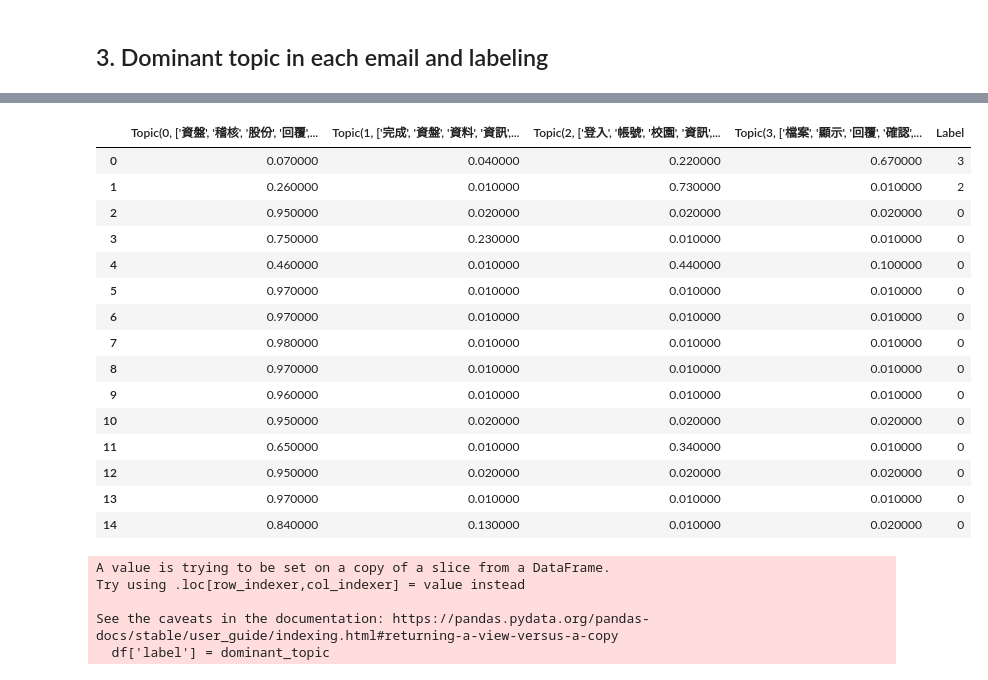
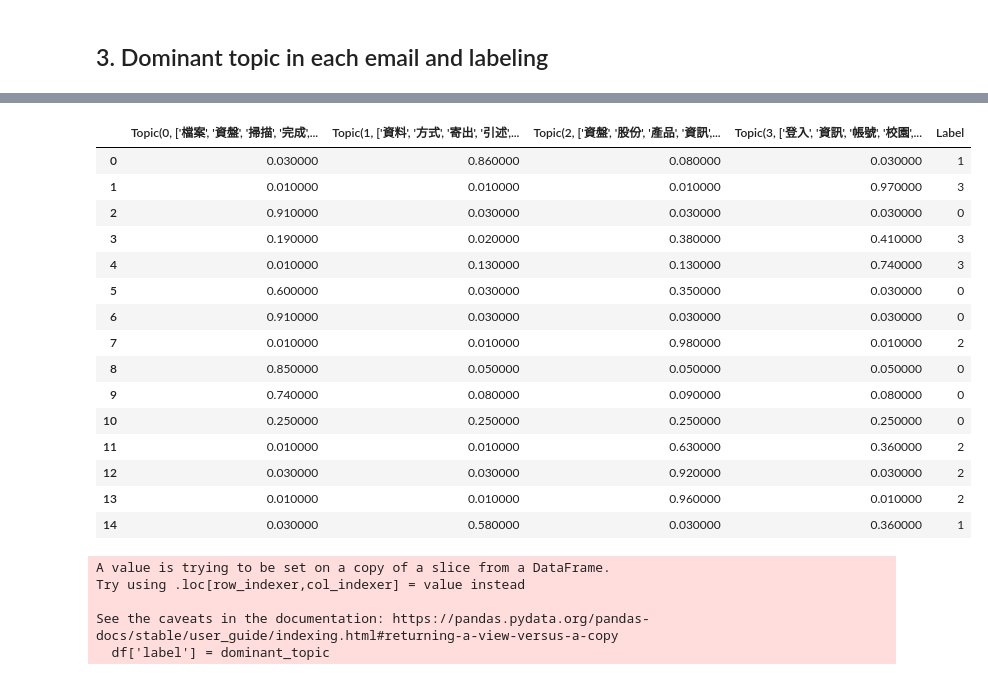
Before and after one commit to wallrue/Big-data_Final-project, a Jupyter notebook: topic_modeling/Final_version/LDA_sklearn.ipynb, the cells around one changed output, grey strips where cells are left out. Drawn from its saved outputs; the diff is of its cells as text; code cells hidden in the pictures.

```diff
--- a/topic_modeling/Final_version/LDA_sklearn.ipynb
+++ b/topic_modeling/Final_version/LDA_sklearn.ipynb
@@ -301,13 +265,5 @@ lda_model = LatentDirichletAllocation(n_components=3,
 # %%
 # Show top n keywords for each topic
-def show_topics(vectorizer=vectorizer, lda_model=lda_model, n_words=10):
-    keywords = np.array(vectorizer.get_feature_names())
-    topic_keywords = []
-    for topic_weights in lda_model.components_:
-        top_keyword_locs = (-topic_weights).argsort()[:n_words]
-        topic_keywords.append(keywords.take(top_keyword_locs))
-    return topic_keywords
-
-topic_keywords = show_topics(vectorizer=vectorizer, lda_model=lda_model, n_words=10)
+topic_keywords = show_topics(CountVec, lda_model, n_words=10)
 topic_keywords
 # %% [output]
@@ -360,7 +320,7 @@ model = LatentDirichletAllocation(max_iter=10,
 # Try all of the options
 gridsearch = GridSearchCV(model,
                           param_grid=search_params)
-gridsearch.fit(data_vectorized)
+gridsearch.fit(data_vectorized2)
 
 ## Save the best model
 best_lda = gridsearch.best_estimator_
@@ -371,25 +331,14 @@ Best Model's Params:  {'n_components': 4}
 # %% [markdown]
 # 2.4 Run again with best model 'learning_decay': 0.7, 'n_components': 4
 # %%
-vectorizer = CountVectorizer(max_df=0.95, min_df=2, max_features=50000)
-
-data_vectorized = vectorizer.fit_transform(clean_text) # fit input data
 lda_model = LatentDirichletAllocation(n_components=4,
                                       max_iter=10,
                                       learning_method='online',
                                       learning_offset=70.,
                                       learning_decay = .7,
-                                      random_state=0).fit(data_vectorized)
+                                      random_state=0).fit(data_vectorized2)
 # %%
 # Show top n keywords for each topic
-def show_topics(vectorizer=vectorizer, lda_model=lda_model, n_words=10):
-    keywords = np.array(vectorizer.get_feature_names())
-    topic_keywords = []
-    for topic_weights in lda_model.components_:
-        top_keyword_locs = (-topic_weights).argsort()[:n_words]
-        topic_keywords.append(keywords.take(top_keyword_locs))
-    return topic_keywords
-
-topic_keywords = show_topics(vectorizer=vectorizer, lda_model=lda_model, n_words=10)
+topic_keywords = show_topics(vectorizer=CountVec, lda_model=lda_model, n_words=10)
 topic_keywords
 # %% [output]
@@ -449,47 +398,47 @@ for i in topic_keywords:
     topic_list.append(i)
 # %%
 # Create Document - Topic Matrix
-data_vectorized = data_vectorized.toarray()
-doc_topic_matrix = lda_model.fit_transform(data_vectorized)
+data_vectorized = data_vectorized2.toarray()
+doc_topic_matrix = lda_model.fit_transform(data_vectorized2)
 
 topicnames = ["Topic" + str(i) for i in enumerate(topic_list)] #
 # Make the pandas dataframe
 df_document_topic = pd.DataFrame(np.round(doc_topic_matrix, 2), columns=topicnames)
 
 # Get dominant topic for each document
 dominant_topic = np.argmax(df_document_topic.values, axis=1)
 
 df_document_topic['Label'] = dominant_topic
 
 # Styling
 def color_green(val):
     color = 'green' if val > .1 else 'black'
     return 'color: {col}'.format(col=color)
 
 def make_bold(val):
     weight = 700 if val > .1 else 400
     return 'font-weight: {weight}'.format(weight=weight)
 
 # Apply Style
 df_document_topics = df_document_topic.head(15).style.applymap(color_green).applymap(make_bold)
 df_document_topics
 # %% [output]
-|  | Topic(0, ['資盤', '稽核', '股份', '回覆',... | Topic(1, ['完成', '資盤', '資料', '資訊',... | Topic(2, ['登入', '帳號', '校園', '資訊',... | Topic(3, ['檔案', '顯示', '回覆', '確認',... | Label |
-| 0 | 0.070000 | 0.040000 | 0.220000 | 0.670000 | 3 |
-| 1 | 0.260000 | 0.010000 | 0.730000 | 0.010000 | 2 |
-| 2 | 0.950000 | 0.020000 | 0.020000 | 0.020000 | 0 |
-| 3 | 0.750000 | 0.230000 | 0.010000 | 0.010000 | 0 |
-| 4 | 0.460000 | 0.010000 | 0.440000 | 0.100000 | 0 |
-| 5 | 0.970000 | 0.010000 | 0.010000 | 0.010000 | 0 |
-| 6 | 0.970000 | 0.010000 | 0.010000 | 0.010000 | 0 |
-| 7 | 0.980000 | 0.010000 | 0.010000 | 0.010000 | 0 |
-| 8 | 0.970000 | 0.010000 | 0.010000 | 0.010000 | 0 |
-| 9 | 0.960000 | 0.010000 | 0.010000 | 0.010000 | 0 |
-| 10 | 0.950000 | 0.020000 | 0.020000 | 0.020000 | 0 |
-| 11 | 0.650000 | 0.010000 | 0.340000 | 0.010000 | 0 |
-| 12 | 0.950000 | 0.020000 | 0.020000 | 0.020000 | 0 |
-| 13 | 0.970000 | 0.010000 | 0.010000 | 0.010000 | 0 |
-| 14 | 0.840000 | 0.130000 | 0.010000 | 0.020000 | 0 |
+|  | Topic(0, ['檔案', '資盤', '掃描', '完成',... | Topic(1, ['資料', '方式', '寄出', '引述',... | Topic(2, ['資盤', '股份', '產品', '資訊',... | Topic(3, ['登入', '資訊', '帳號', '校園',... | Label |
+| 0 | 0.030000 | 0.860000 | 0.080000 | 0.030000 | 1 |
+| 1 | 0.010000 | 0.010000 | 0.010000 | 0.970000 | 3 |
+| 2 | 0.910000 | 0.030000 | 0.030000 | 0.030000 | 0 |
+| 3 | 0.190000 | 0.020000 | 0.380000 | 0.410000 | 3 |
+| 4 | 0.010000 | 0.130000 | 0.130000 | 0.740000 | 3 |
+| 5 | 0.600000 | 0.030000 | 0.350000 | 0.030000 | 0 |
+| 6 | 0.910000 | 0.030000 | 0.030000 | 0.030000 | 0 |
+| 7 | 0.010000 | 0.010000 | 0.980000 | 0.010000 | 2 |
+| 8 | 0.850000 | 0.050000 | 0.050000 | 0.050000 | 0 |
+| 9 | 0.740000 | 0.080000 | 0.090000 | 0.080000 | 0 |
+| 10 | 0.250000 | 0.250000 | 0.250000 | 0.250000 | 0 |
+| 11 | 0.010000 | 0.010000 | 0.630000 | 0.360000 | 2 |
+| 12 | 0.030000 | 0.030000 | 0.920000 | 0.030000 | 2 |
+| 13 | 0.010000 | 0.010000 | 0.960000 | 0.010000 | 2 |
+| 14 | 0.030000 | 0.580000 | 0.030000 | 0.360000 | 1 |
 # %%
 dominant_topic = dominant_topic.tolist()
 for i, n in enumerate(dominant_topic):
```
Also changed, not shown: parts of 32 cells of this notebook, 2 other files.
